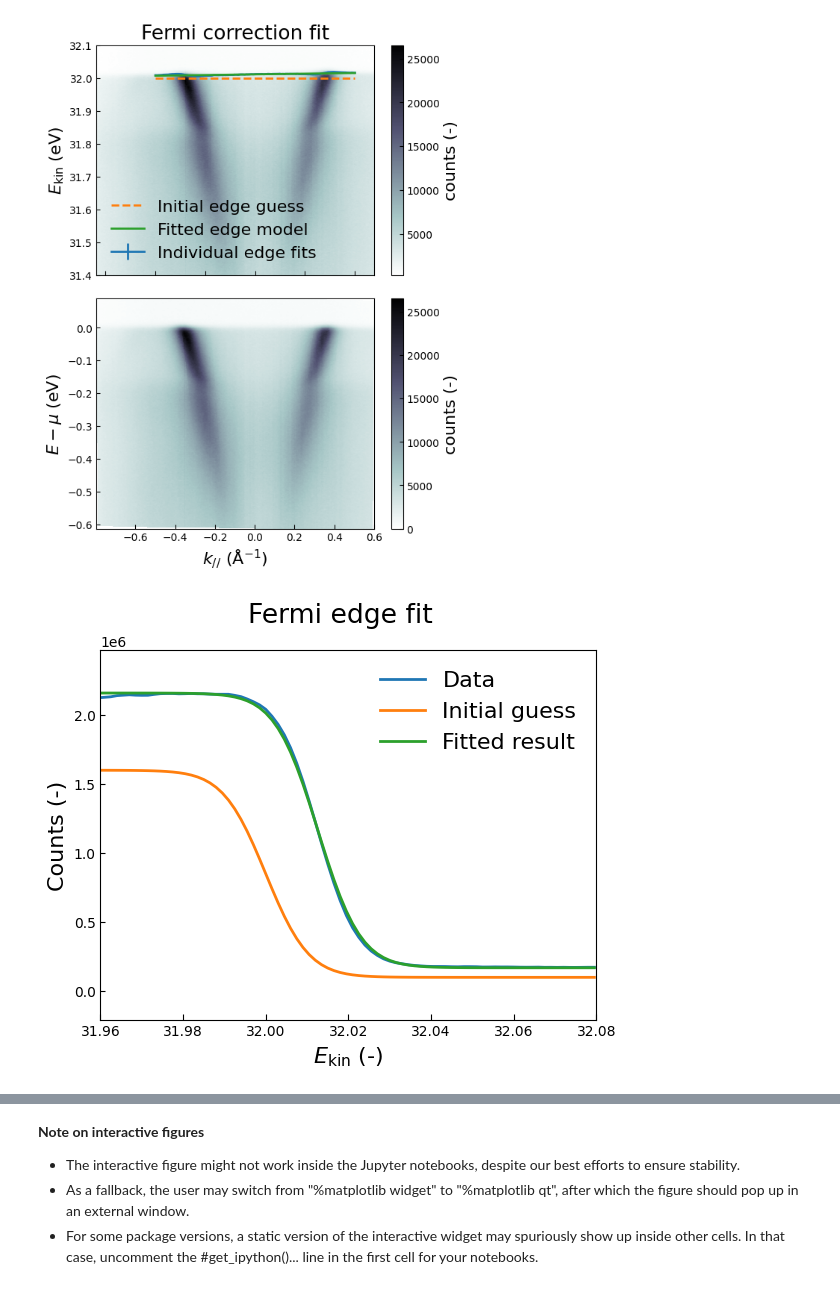
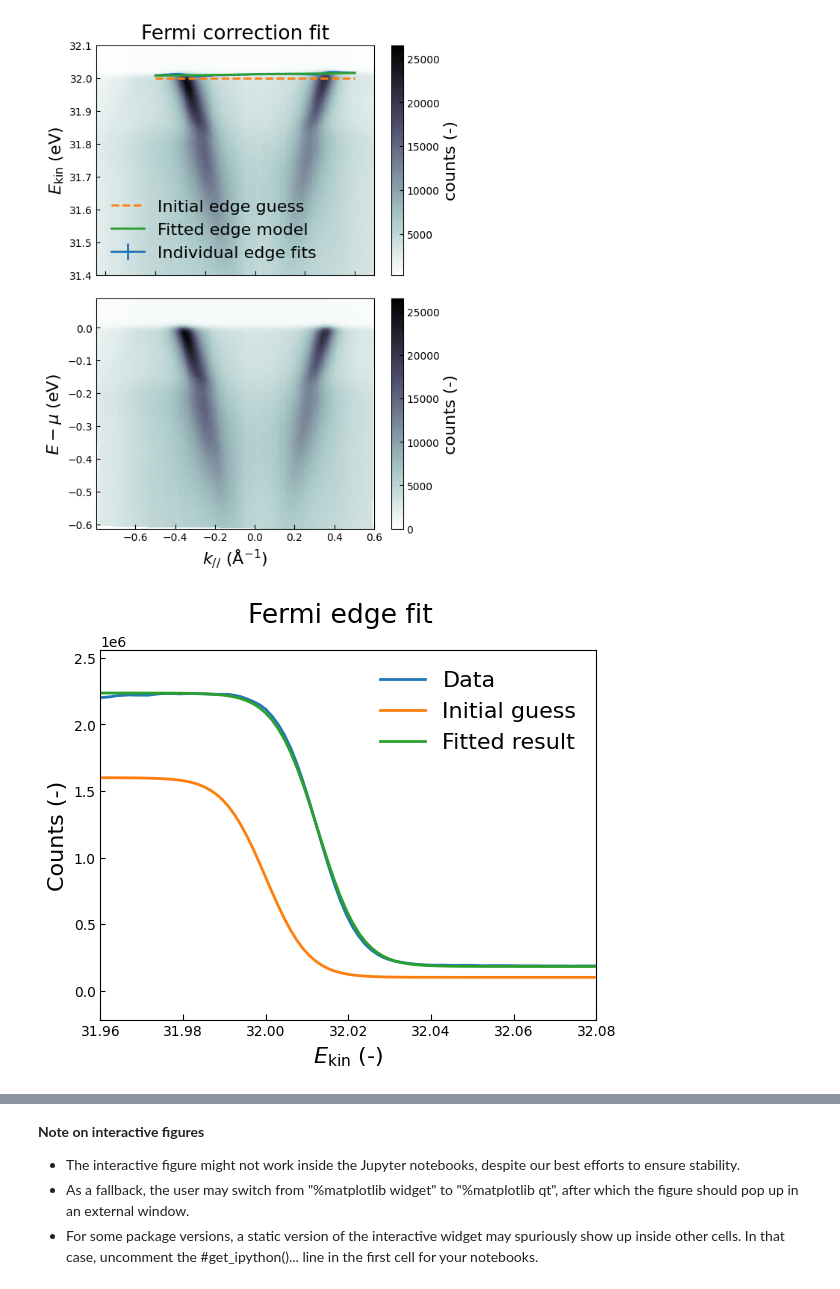
Before and after one commit to xARPES/xARPES, a Jupyter notebook: doc/notebooks/graphene.ipynb, the cells around one changed output, grey strips where cells are left out. Cells and saved outputs as stored; diff of their text form; code cells hidden in the pictures.

```diff
--- a/doc/notebooks/graphene.ipynb
+++ b/doc/notebooks/graphene.ipynb
@@ -76,15 +76,15 @@ print('The optimised hnu - Phi=' + f'{bmap.hnuminPhi:.4f}' + ' +/- '
 # %%
 %matplotlib inline
 
 fig = bmap.fit_fermi_edge(hnuminPhi_guess=32, background_guess=1e5,
                           integrated_weight_guess=1.5e6, angle_min=-10,
-                          angle_max=10, ekin_min=31.96, ekin_max=32.08,
+                          angle_max=20, ekin_min=31.96, ekin_max=32.08,
                           show=True, title='Fermi edge fit')
 
 print('The optimised hnu - Phi=' + f'{bmap.hnuminPhi:.4f}' + ' +/- '
       + f'{1.96 * bmap.hnuminPhi_std:.5f}' + ' eV.')
 # %% [output]
-[figure, old version]
+[figure, new version]
 # %%
 %matplotlib inline
 
```
Also changed, not shown: parts of 4 cells of this notebook, 8 other files.
